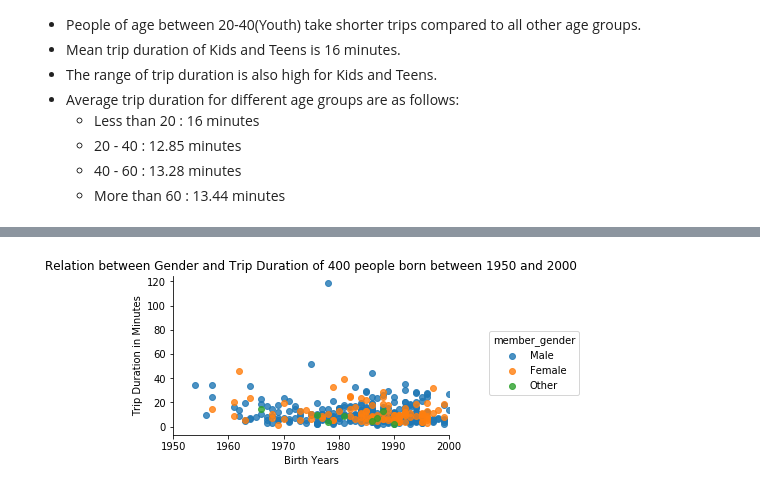
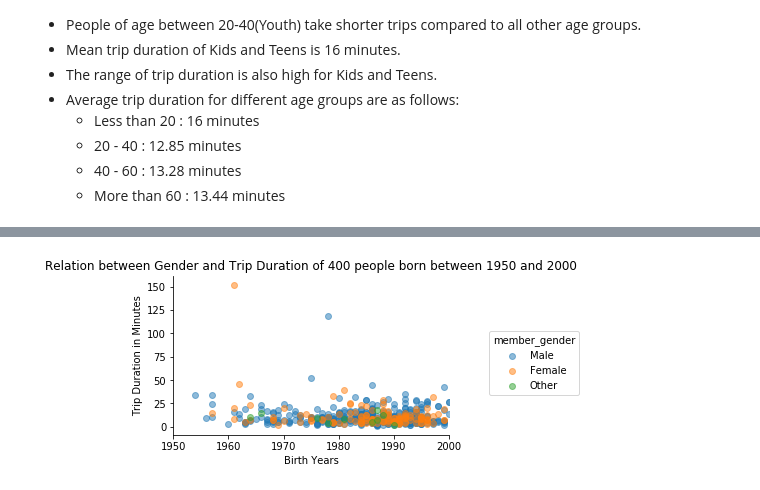
Before and after one commit to akshaybogar/FordGoBike, a Jupyter notebook: fordgobike.ipynb, the cells around one changed output, grey strips where cells are left out. Drawn from its saved outputs; the diff is of its cells as text; code cells hidden in the pictures.

```diff
--- a/fordgobike.ipynb
+++ b/fordgobike.ipynb
@@ -214,14 +212,14 @@ your work in the previous sections.
 # %%
 np.random.seed(450)
-sample = np.random.choice(fgb_year.shape[0],400,replace=True)
+sample = np.random.choice(fgb_year.shape[0],500,replace=True)
 fgb_sample = fgb_year.loc[sample]
 # %%
 g=sb.FacetGrid(data=fgb_sample,hue='member_gender',aspect=1.6);
-g.map(sb.regplot,'member_birth_year','duration_min',fit_reg=False);
+g.map(sb.regplot,'member_birth_year','duration_min',fit_reg=False,scatter_kws={'alpha':1/2});
 plt.xlim(1950,2000);
 g.add_legend();
 plt.title('Relation between Gender and Trip Duration of 400 people born between 1950 and 2000');
 plt.xlabel('Birth Years');
 plt.ylabel('Trip Duration in Minutes');
 # %% [output]
-[figure, old version]
+[figure, new version]
```
Also changed, not shown: parts of 6 cells of this notebook.
